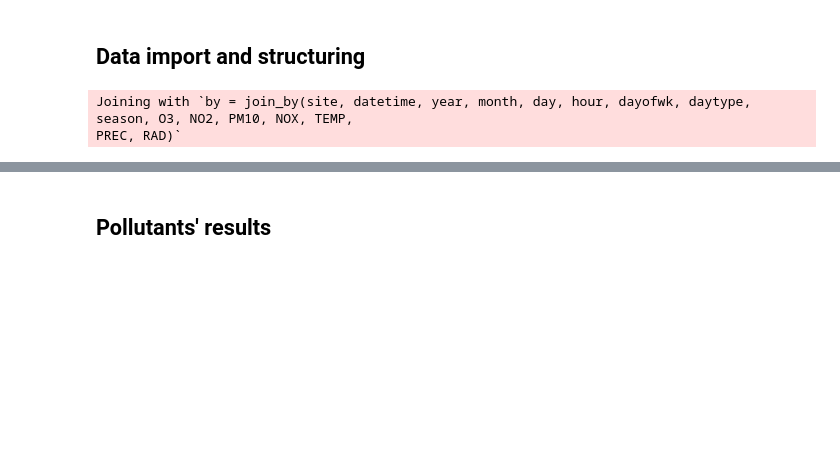
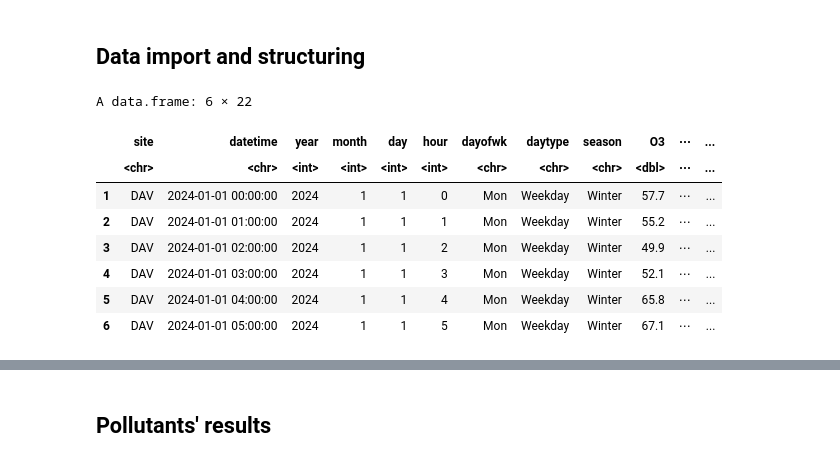
Before and after one commit to matheogodenzi/Air_pollution, a Jupyter notebook: Weekdays_vs_Weekends.ipynb, the cells around one changed output, grey strips where cells are left out. Drawn from its saved outputs; the diff is of its cells as text; code cells hidden in the pictures; blank space fills up the shorter version.

```diff
--- a/Weekdays_vs_Weekends.ipynb
+++ b/Weekdays_vs_Weekends.ipynb
@@ -64,17 +69,18 @@ read_tseries <- function(filename, timecolumn = "Date/time", timeformat = "%d.%m
            .after = datetime)
 }
 # %%
-datapath <- file.path("Data")
-
-all_data_df <- full_join(
-  bind_cols(site="DAV", read_tseries(file.path(datapath, "DAV.csv"))),
-  bind_cols(site="BAS", read_tseries(file.path(datapath, "BAS.csv")))
-)
-
-#all_data_df
+all_data_df <- read.csv("Data/All_dat_df.csv")
+head(all_data_df)
 # %% [output]
-Joining with `by = join_by(site, datetime, year, month, day, hour, dayofwk, daytype, season, O3, NO2, PM10, NOX, TEMP,
-PREC, RAD)`
+A data.frame: 6 × 22
+|  | site | datetime | year | month | day | hour | dayofwk | daytype | season | O3 | ⋯ | ... |
+|  | <chr> | <chr> | <int> | <int> | <int> | <int> | <chr> | <chr> | <chr> | <dbl> | ⋯ | ... |
+| 1 | DAV | 2024-01-01 00:00:00 | 2024 | 1 | 1 | 0 | Mon | Weekday | Winter | 57.7 | ⋯ | ... |
+| 2 | DAV | 2024-01-01 01:00:00 | 2024 | 1 | 1 | 1 | Mon | Weekday | Winter | 55.2 | ⋯ | ... |
+| 3 | DAV | 2024-01-01 02:00:00 | 2024 | 1 | 1 | 2 | Mon | Weekday | Winter | 49.9 | ⋯ | ... |
+| 4 | DAV | 2024-01-01 03:00:00 | 2024 | 1 | 1 | 3 | Mon | Weekday | Winter | 52.1 | ⋯ | ... |
+| 5 | DAV | 2024-01-01 04:00:00 | 2024 | 1 | 1 | 4 | Mon | Weekday | Winter | 65.8 | ⋯ | ... |
+| 6 | DAV | 2024-01-01 05:00:00 | 2024 | 1 | 1 | 5 | Mon | Weekday | Winter | 67.1 | ⋯ | ... |
 # %%
 all_data_lf <- all_data_df %>%
   pivot_longer(-c(site, datetime, season, year, month, day, hour, dayofwk, daytype),  # id columns
```
Also changed, not shown: parts of 3 cells of this notebook, 1 other file.
